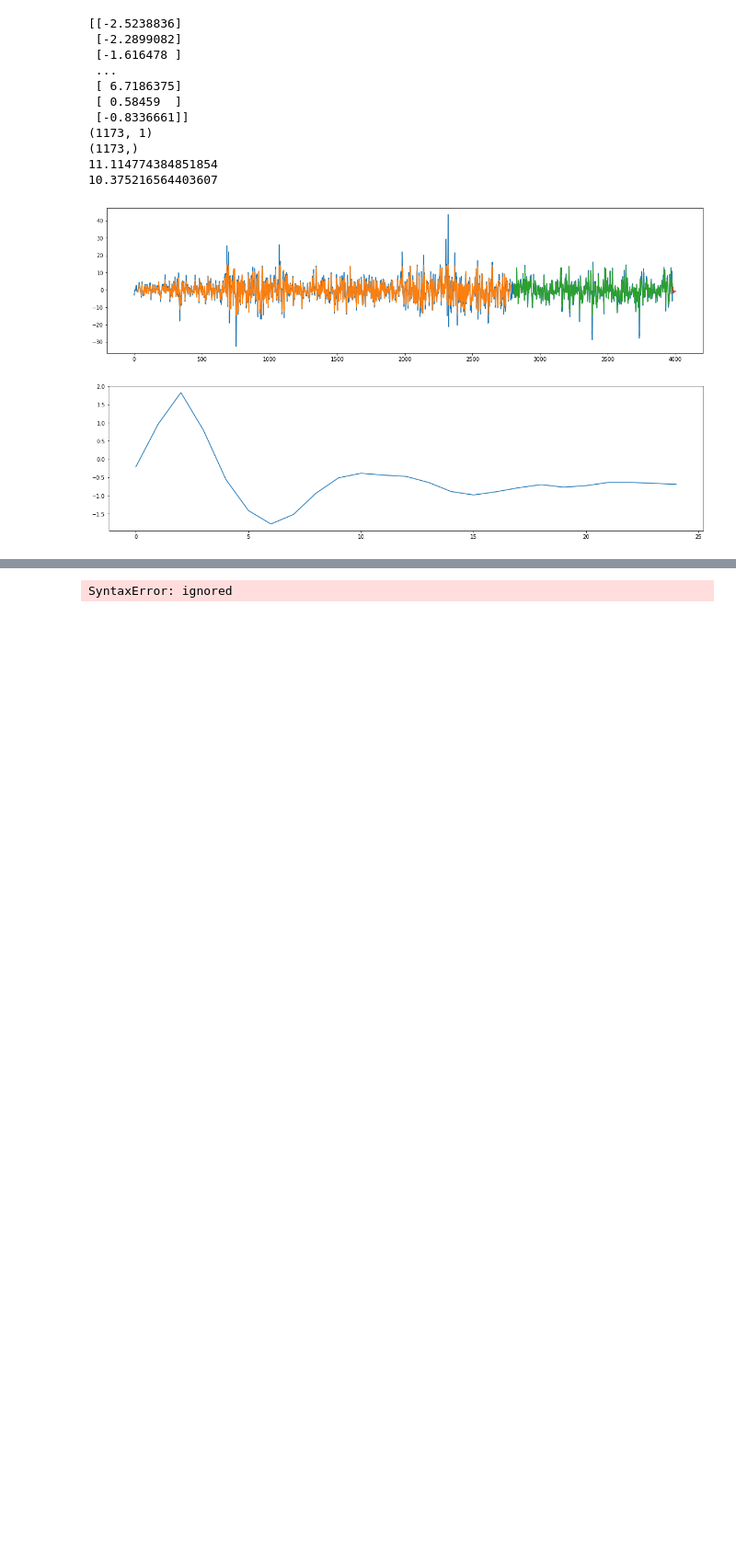
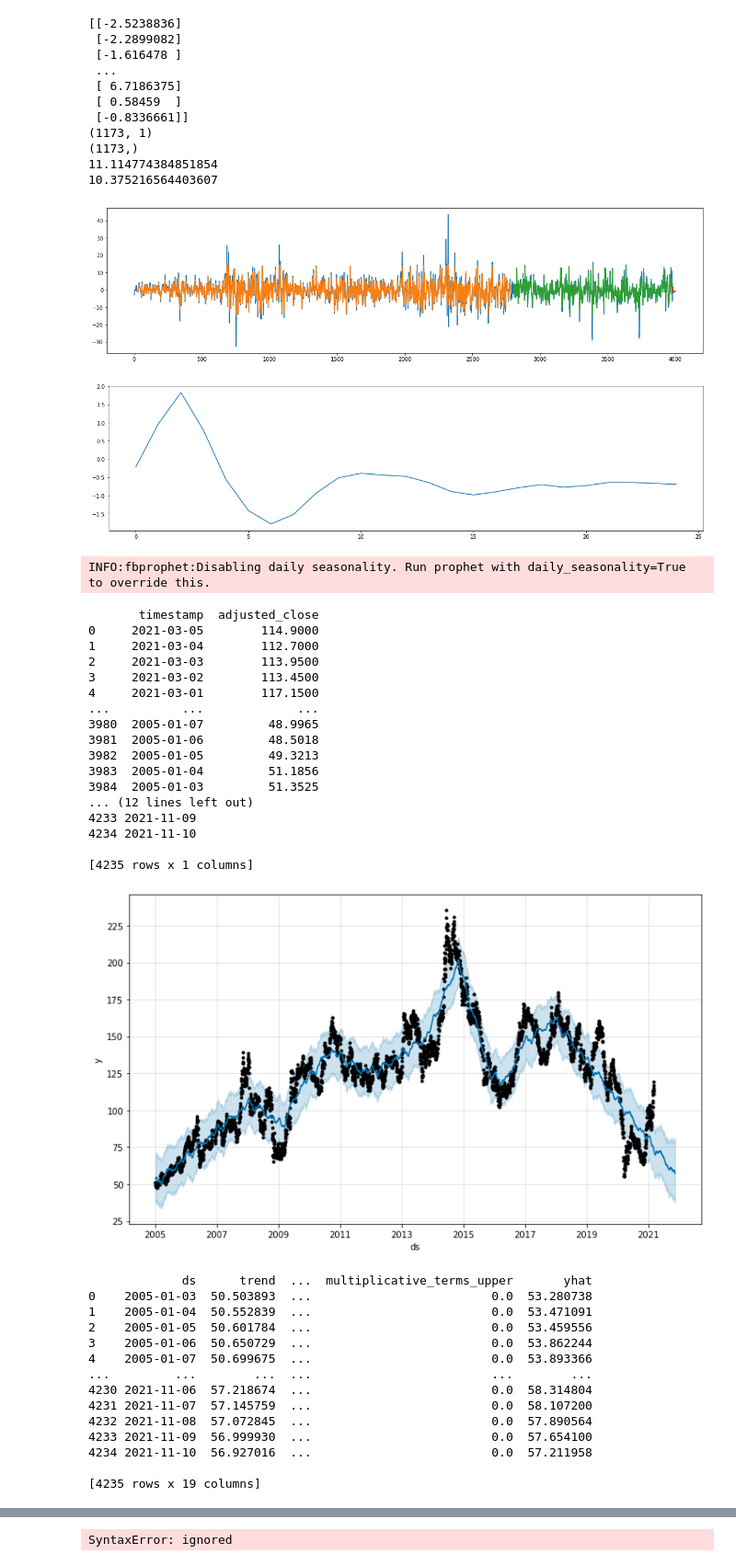
Before and after one commit to ANUNAYBAGGA/Stock-Reserch, a Jupyter notebook: StocksAI.ipynb, the cells around one changed output, grey strips where cells are left out. Shown at 92% size. Cells and saved outputs as stored; diff of their text form; code cells hidden in the pictures; blank space fills up the shorter version.

```diff
--- a/StocksAI.ipynb
+++ b/StocksAI.ipynb
@@ -744,3 +744,59 @@ plt.show()
 10.375216564403607
 [figure]
 [figure]
+# %%
+#Prophet by FaceBook
+#!pip install fbprophet
+data_to_use = db['ONGC'].filter(['timestamp','adjusted_close'])
+print(data_to_use)
+data_to_use.columns = ['ds','y']            #ds and y are fixed names as per prophet documentation
+data_to_use['ds'] = pd.to_datetime(data_to_use['ds'])
+
+from fbprophet import Prophet
+model = Prophet()
+
+model.fit(data_to_use)
+
+future_dates = model.make_future_dataframe(periods=250)
+print(future_dates)
+prediction = model.predict(future_dates)
+model.plot(prediction)
+plt.show()
+
+model.plot_components(prediction)
+
+print(prediction)
+# %% [output]
+INFO:fbprophet:Disabling daily seasonality. Run prophet with daily_seasonality=True to override this.
+       timestamp  adjusted_close
+0     2021-03-05        114.9000
+1     2021-03-04        112.7000
+2     2021-03-03        113.9500
+3     2021-03-02        113.4500
+4     2021-03-01        117.1500
+...          ...             ...
+3980  2005-01-07         48.9965
+3981  2005-01-06         48.5018
+3982  2005-01-05         49.3213
+3983  2005-01-04         51.1856
+3984  2005-01-03         51.3525
+... (12 lines left out)
+4233 2021-11-09
+4234 2021-11-10
+
+[4235 rows x 1 columns]
+[figure, added]
+             ds      trend  ...  multiplicative_terms_upper       yhat
+0    2005-01-03  50.503893  ...                         0.0  53.280738
+1    2005-01-04  50.552839  ...                         0.0  53.471091
+2    2005-01-05  50.601784  ...                         0.0  53.459556
+3    2005-01-06  50.650729  ...                         0.0  53.862244
+4    2005-01-07  50.699675  ...                         0.0  53.893366
+...         ...        ...  ...                         ...        ...
+4230 2021-11-06  57.218674  ...                         0.0  58.314804
+4231 2021-11-07  57.145759  ...                         0.0  58.107200
+4232 2021-11-08  57.072845  ...                         0.0  57.890564
+4233 2021-11-09  56.999930  ...                         0.0  57.654100
+4234 2021-11-10  56.927016  ...                         0.0  57.211958
+
+[4235 rows x 19 columns]
```
Also changed, not shown: parts of 1 cell of this notebook.
